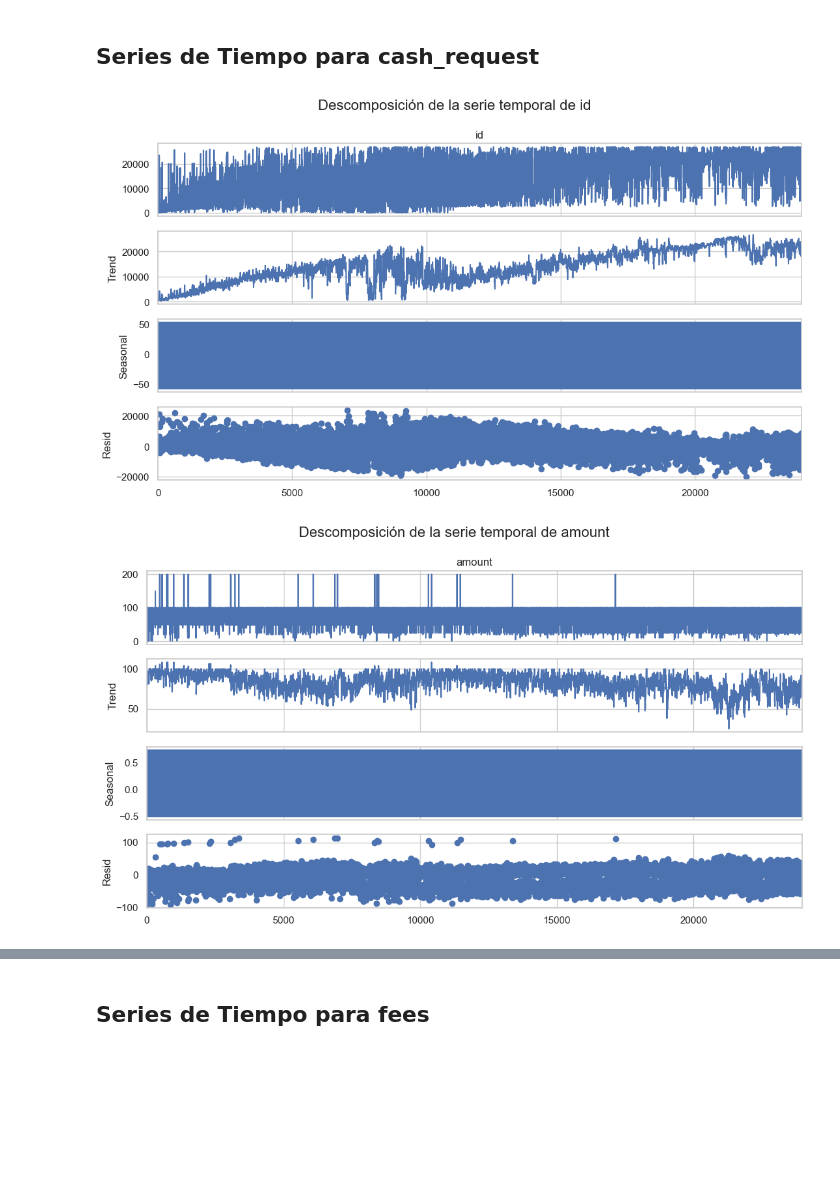
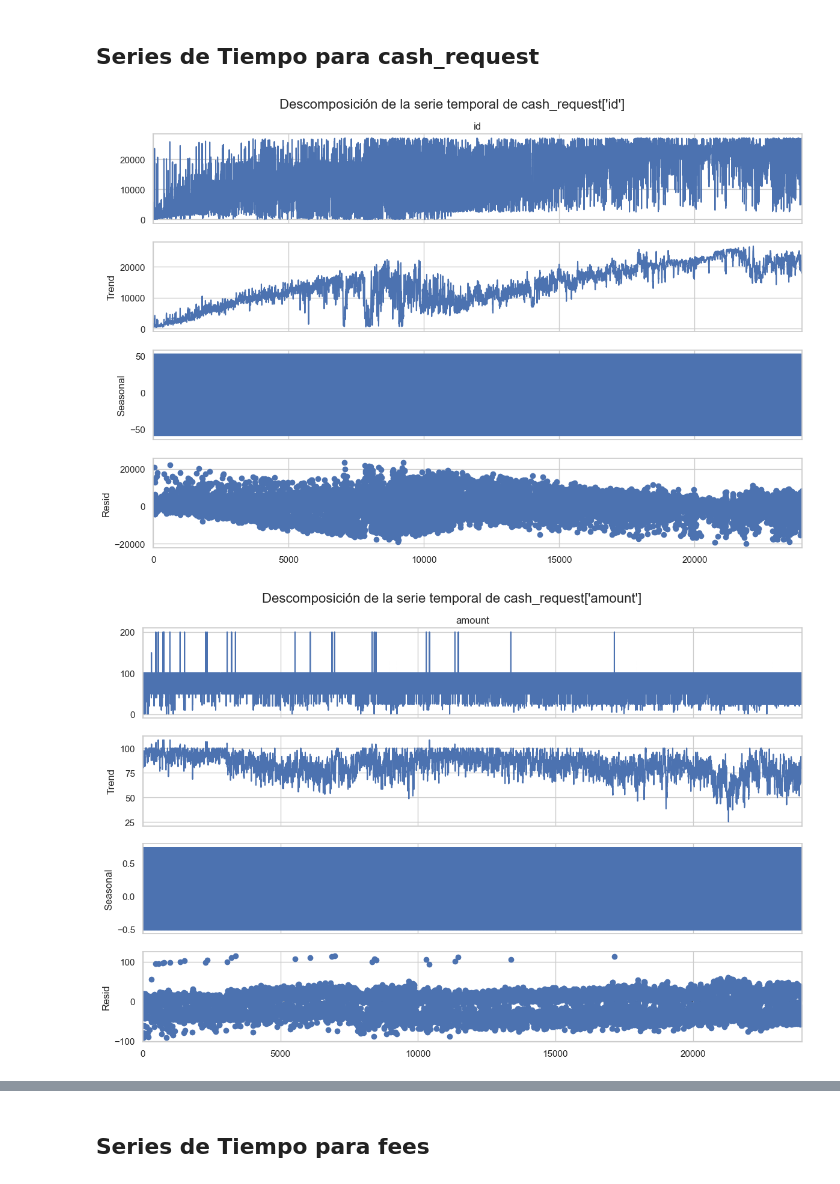
Before and after one commit to cutmountain/uoc-data-scientist, a Jupyter notebook: proyectos/proyecto-final/notebooks/01_series_tiempo.ipynb, the cells around one changed output, grey strips where cells are left out. Cells and saved outputs as stored; diff of their text form; code cells hidden in the pictures; blank space fills up the shorter version.

```diff
--- a/proyectos/proyecto-final/notebooks/01_series_tiempo.ipynb
+++ b/proyectos/proyecto-final/notebooks/01_series_tiempo.ipynb
@@ -70,30 +70,30 @@ cash_orig, fees_orig = ds.get_original_datasets()
 # %%
 df = cash_orig
 columnas_numericas = df.describe().columns.to_list()
 # Descomposición de series temporales para cada columna numérica individual
 for c in columnas_numericas:
     # Crear una copia del DataFrame para trabajar
     cash_request_copy = df[c].copy()
     # Verifica si hay valores faltantes y elimínalos o interpola
     if cash_request_copy.isnull().any():
         cash_request_copy = cash_request_copy.interpolate() # Rellenar NaN con interpolación
     # Eliminar filas con valores faltantes
     cash_request_copy = cash_request_copy.dropna()
     # Verificar que no hay valores no finitos
     if not np.isfinite(cash_request_copy).all():
         print(f'La columna {c} contiene valores no finitos, se omite la descomposición.')
         continue
     # Descomposición de la serie temporal
     descomposicion = seasonal_decompose(cash_request_copy, model='additive', period=12)
     # Graficar la descomposición
     fig = descomposicion.plot()
     # Ajustar el tamaño de la figura con matplotlib
     warnings.filterwarnings('ignore', category=DeprecationWarning)
-    plt.gcf().set_size_inches(11, 6)
+    plt.gcf().set_size_inches(12, 8)
     warnings.resetwarnings()
     # Ajustar el título para que no se superponga
-    fig.suptitle(f'Descomposición de la serie temporal de {c}', fontsize=16, y=1.05)
+    fig.suptitle(f'Descomposición de la serie temporal de cash_request[\'{c}\']', fontsize=16, y=1.01)
     plt.show()
 # %% [output]
-[figure, old version]
+[figure, new version]
-[figure, old version]
+[figure, new version]
```
Also changed, not shown: parts of 2 cells of this notebook, 16 other files.
